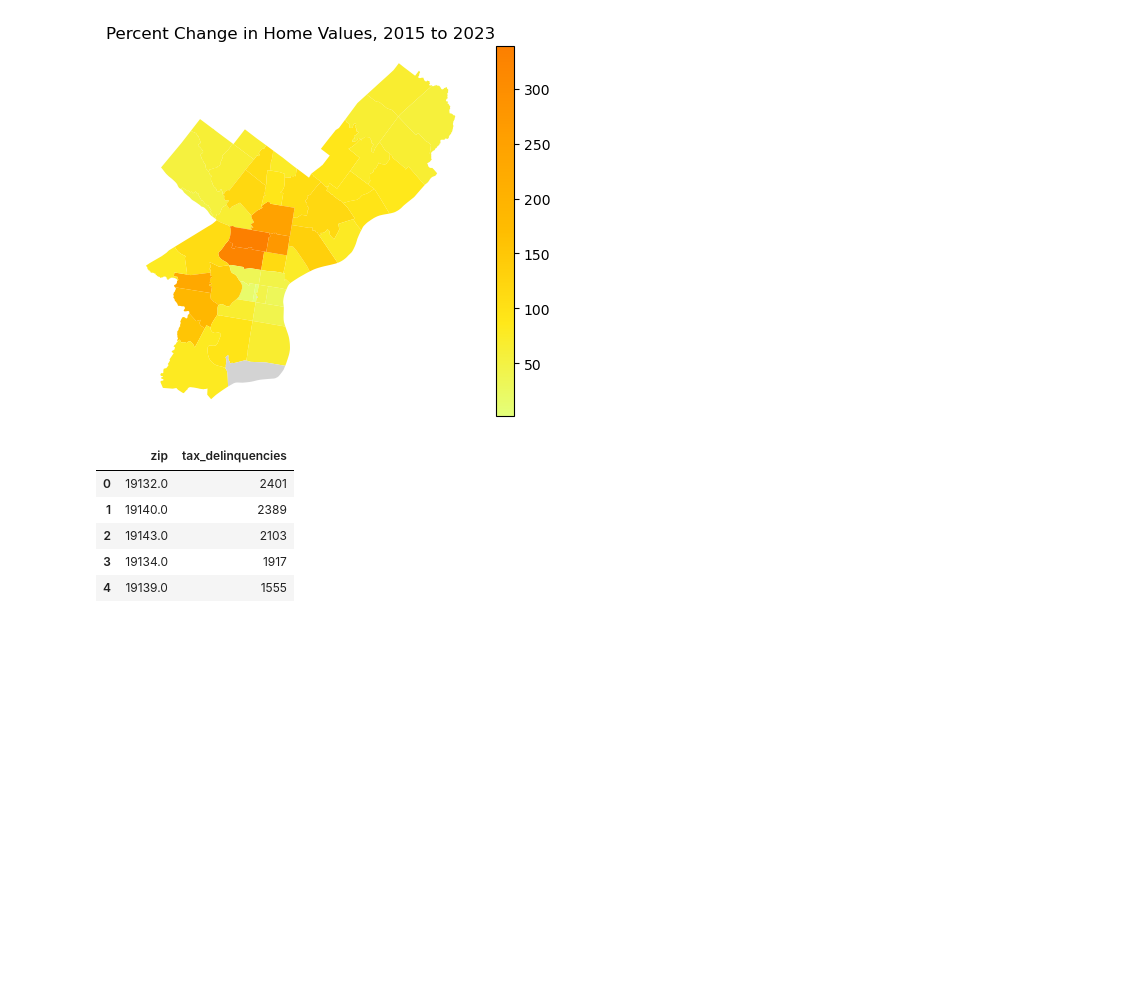
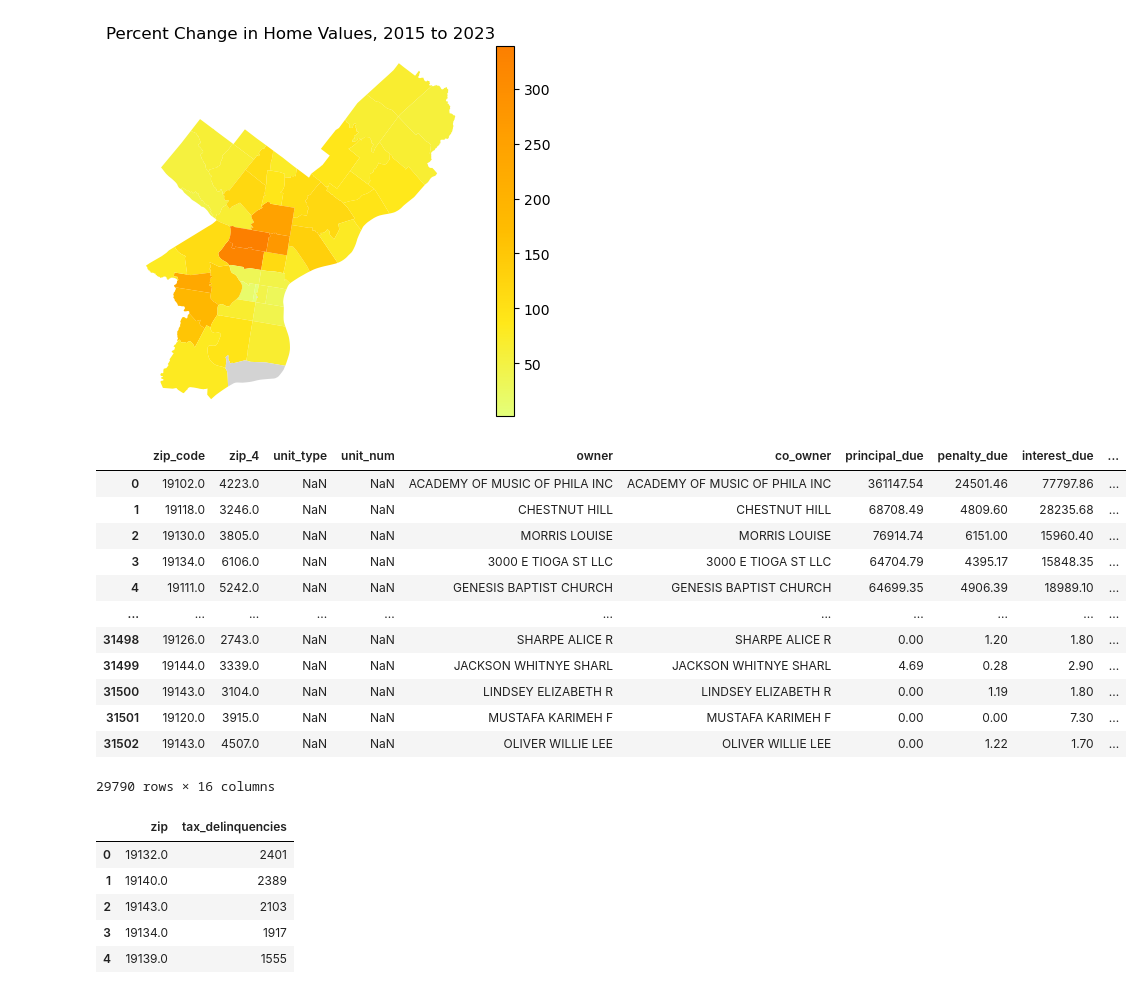
Before and after one commit to Aramed23/Project_1, a Jupyter notebook: andrew.ipynb, the cells around one changed output. Cells and saved outputs as stored; diff of their text form; code cells hidden in the pictures; blank space fills up the shorter version.

```diff
--- a/andrew.ipynb
+++ b/andrew.ipynb
@@ -264,6 +264,22 @@ tax_delinquencies_over100 = tax_delinquencies[tax_delinquencies['total_due']>100
 
 # Count number of cases per zip code
 td_by_zip = tax_delinquencies_over100['zip_code'].value_counts()
+# %%
+tax_delinquencies_over100
+# %% [output]
+|  | zip_code | zip_4 | unit_type | unit_num | owner | co_owner | principal_due | penalty_due | interest_due | ... |
+| 0 | 19102.0 | 4223.0 | NaN | NaN | ACADEMY OF MUSIC OF PHILA INC | ACADEMY OF MUSIC OF PHILA INC | 361147.54 | 24501.46 | 77797.86 | ... |
+| 1 | 19118.0 | 3246.0 | NaN | NaN | CHESTNUT HILL | CHESTNUT HILL | 68708.49 | 4809.60 | 28235.68 | ... |
+| 2 | 19130.0 | 3805.0 | NaN | NaN | MORRIS LOUISE | MORRIS LOUISE | 76914.74 | 6151.00 | 15960.40 | ... |
+| 3 | 19134.0 | 6106.0 | NaN | NaN | 3000 E TIOGA ST LLC | 3000 E TIOGA ST LLC | 64704.79 | 4395.17 | 15848.35 | ... |
+| 4 | 19111.0 | 5242.0 | NaN | NaN | GENESIS BAPTIST CHURCH | GENESIS BAPTIST CHURCH | 64699.35 | 4906.39 | 18989.10 | ... |
+| ... | ... | ... | ... | ... | ... | ... | ... | ... | ... | ... |
+| 31498 | 19126.0 | 2743.0 | NaN | NaN | SHARPE ALICE R | SHARPE ALICE R | 0.00 | 1.20 | 1.80 | ... |
+| 31499 | 19144.0 | 3339.0 | NaN | NaN | JACKSON WHITNYE SHARL | JACKSON WHITNYE SHARL | 4.69 | 0.28 | 2.90 | ... |
+| 31500 | 19143.0 | 3104.0 | NaN | NaN | LINDSEY ELIZABETH R | LINDSEY ELIZABETH R | 0.00 | 1.19 | 1.80 | ... |
+| 31501 | 19120.0 | 3915.0 | NaN | NaN | MUSTAFA KARIMEH F | MUSTAFA KARIMEH F | 0.00 | 0.00 | 7.30 | ... |
+| 31502 | 19143.0 | 4507.0 | NaN | NaN | OLIVER WILLIE LEE | OLIVER WILLIE LEE | 0.00 | 1.22 | 1.70 | ... |
+29790 rows × 16 columns
 # %%
 # Prepare tax delinquency data for merging with home values data
 td_df = pd.DataFrame(td_by_zip).reset_index()
```
Also changed, not shown: parts of 1 cell of this notebook, 1 other file.
